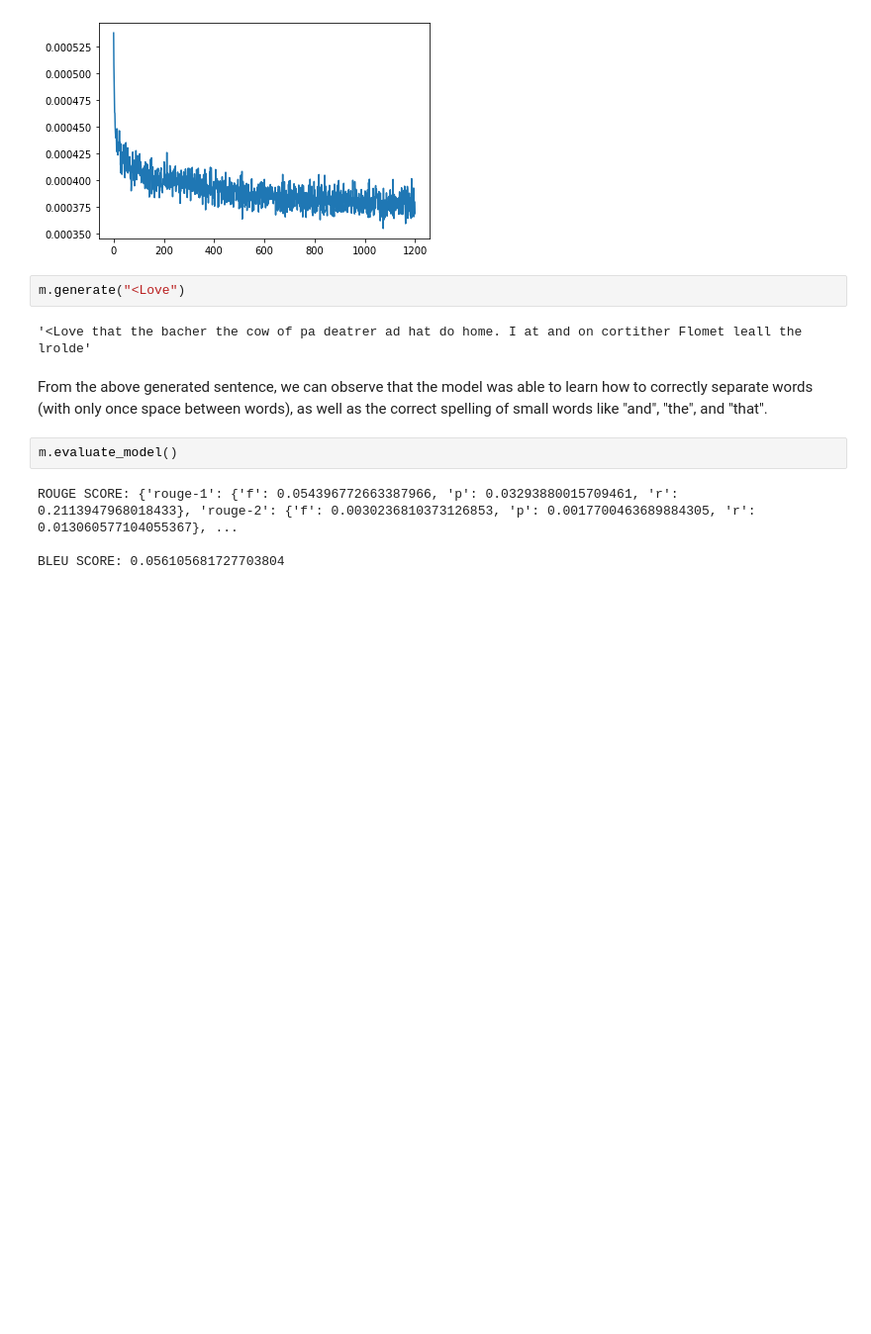
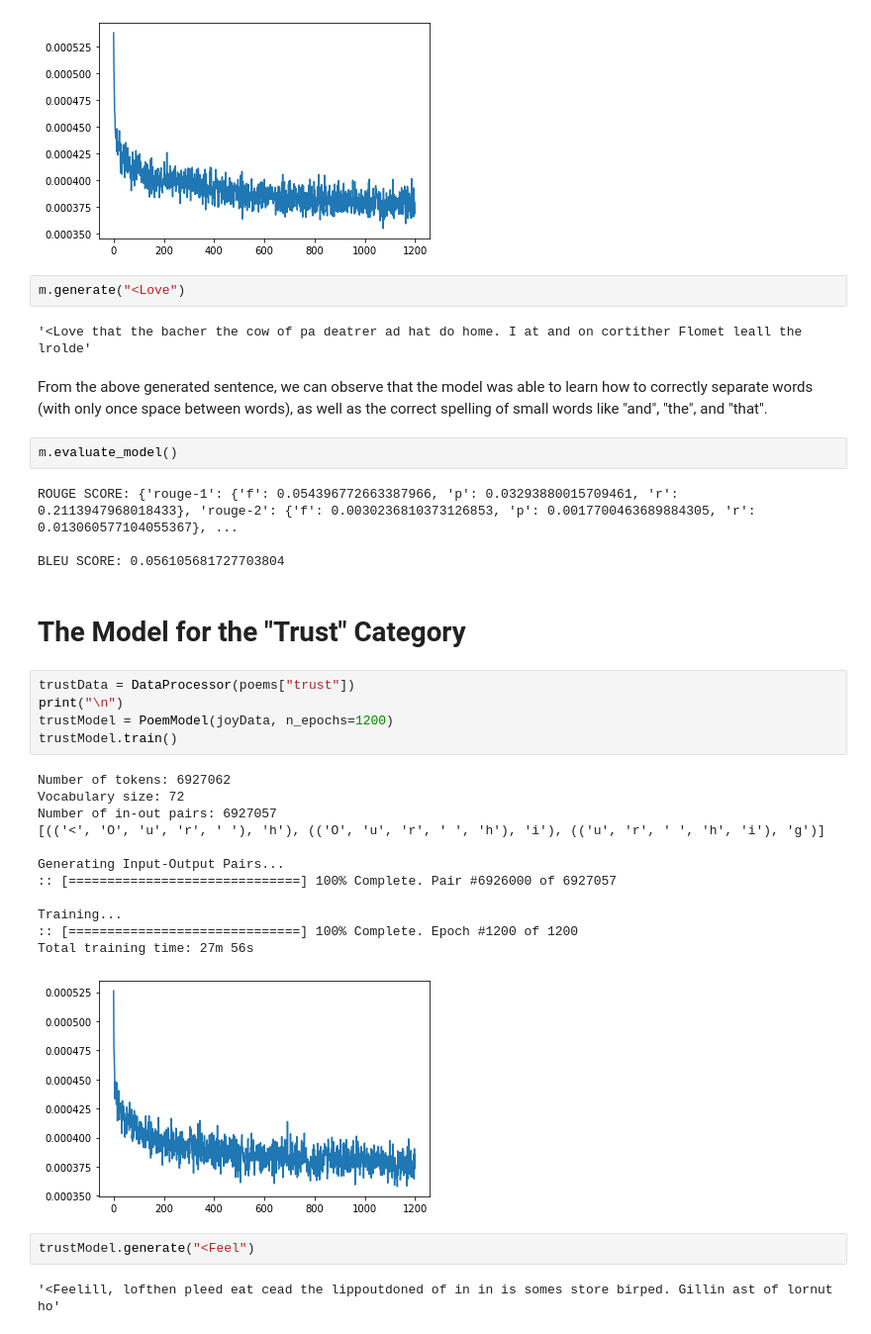
Before and after one commit to faustotnc/personalize-peom-generator, a Jupyter notebook: Baseline Model.ipynb, the cells around one changed output. Shown: that part at 99% size. Saved outputs shown, nothing was run; the diff lists cells and outputs as text; blank space fills up the shorter version.

Commit message:
Added "Sadness", "Trust", and "Anticipation" Models

```diff
--- a/Baseline Model.ipynb
+++ b/Baseline Model.ipynb
@@ -405,3 +405,27 @@ m.evaluate_model()
 ROUGE SCORE: {'rouge-1': {'f': 0.054396772663387966, 'p': 0.03293880015709461, 'r': 0.2113947968018433}, 'rouge-2': {'f': 0.0030236810373126853, 'p': 0.0017700463689884305, 'r': 0.013060577104055367}, ...
 
 BLEU SCORE: 0.056105681727703804
+# %% [markdown]
+# The Model for the "Trust" Category
+# %%
+trustData = DataProcessor(poems["trust"])
+print("\n")
+trustModel = PoemModel(joyData, n_epochs=1200)
+trustModel.train()
+# %% [output]
+Number of tokens: 6927062
+Vocabulary size: 72
+Number of in-out pairs: 6927057
+[(('<', 'O', 'u', 'r', ' '), 'h'), (('O', 'u', 'r', ' ', 'h'), 'i'), (('u', 'r', ' ', 'h', 'i'), 'g')]
+
+Generating Input-Output Pairs...
+:: [==============================] 100% Complete. Pair #6926000 of 6927057
+
+Training...
+:: [==============================] 100% Complete. Epoch #1200 of 1200
+Total training time: 27m 56s
+[figure, added]
+# %%
+trustModel.generate("<Feel")
+# %% [output]
+'<Feelill, lofthen pleed eat cead the lippoutdoned of in in is somes store birped. Gillin ast of lornut ho'
```
Also changed, not shown: parts of 9 cells of this notebook.
